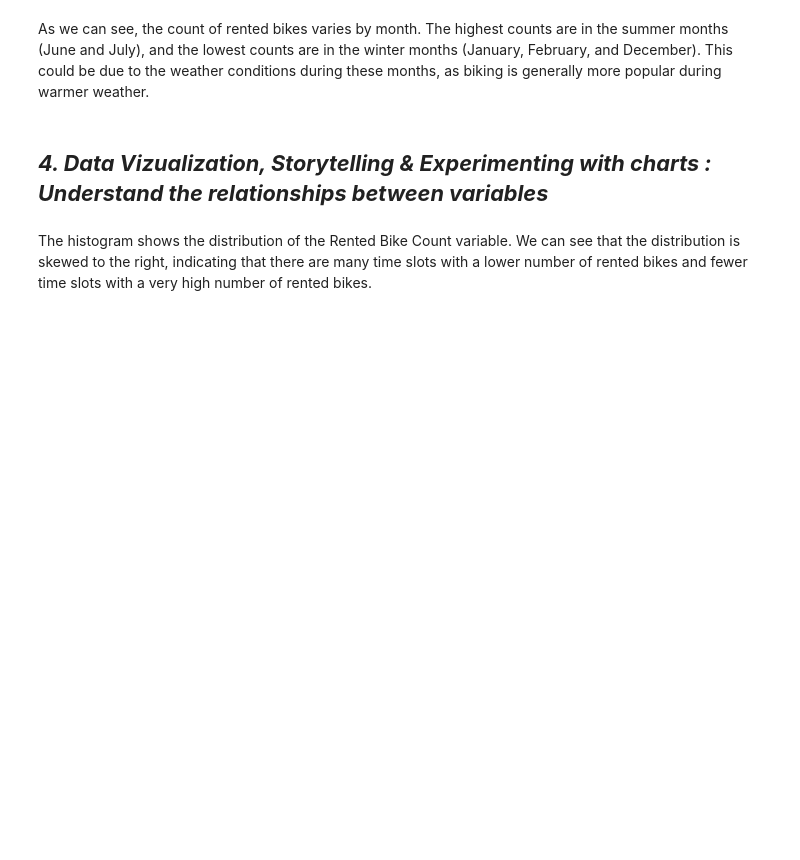
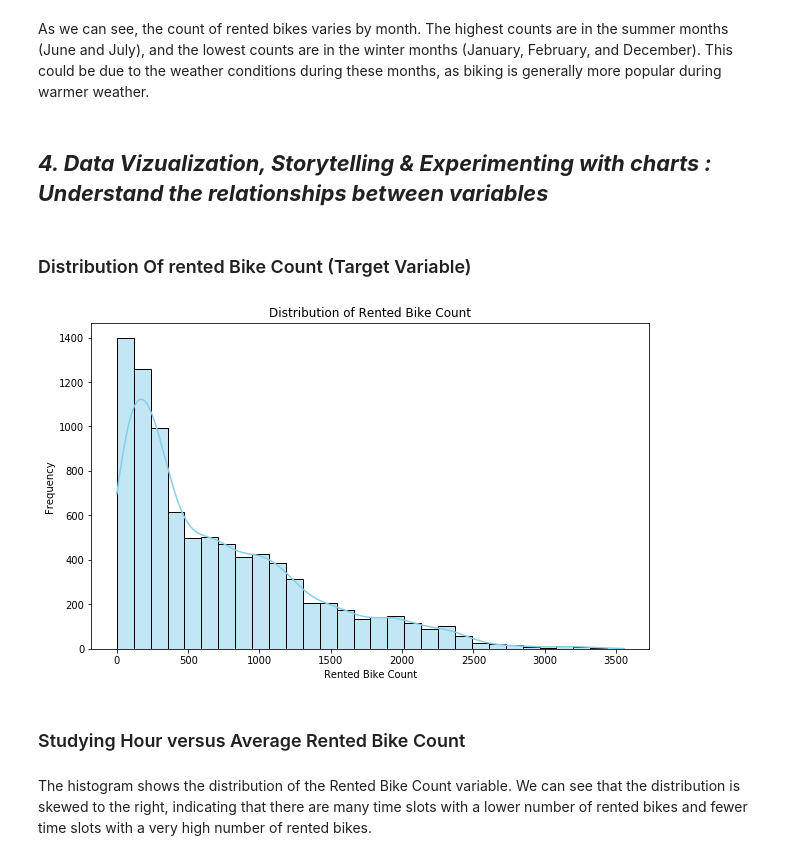
Before and after one commit to sudhir-singh94/Regression_Seoul_Bike_Data, a Jupyter notebook: Regression_Seoul_Bike_Data.ipynb, the cells around one changed output. Cells and saved outputs as stored; diff of their text form; code cells hidden in the pictures; blank space fills up the shorter version.

```diff
--- a/Regression_Seoul_Bike_Data.ipynb
+++ b/Regression_Seoul_Bike_Data.ipynb
@@ -53,7 +53,7 @@ drive.mount('/content/drive')
 ### Dataset Loading
 # %%
 # Load Dataset
-df_raw = pd.read_csv("/content/drive/MyDrive/Storage_1/Extra_course_related/my_alma_better/My_capstone_project/SeoulBikeData.csv", encoding='ISO-8859-1')
+df_raw = pd.read_csv("SeoulBikeData.csv", encoding='ISO-8859-1')
 # %% [markdown]
 ### Making copy of Raw Data
 # %%
@@ -222,9 +333,9 @@ In Winter, all 2160 days are functioning.
 # %%
 # Convert 'Date' column to datetime
-df_copy['Date'] = pd.to_datetime(df_copy['Date'])
+data['Date'] = pd.to_datetime(data['Date'])
 
 # Extract month from the 'Date' column
-df_copy['Month'] = df_copy['Date'].dt.month
+data['Month'] = data['Date'].dt.month
 
 # Check the first few rows of the updated dataframe
-df_copy.head()
+data.head()
@@ -246,21 +374,20 @@ data.head()
 As we can see, the count of rented bikes varies by month. The highest counts are in the summer months (June and July), and the lowest counts are in the winter months (January, February, and December). This could be due to the weather conditions during these months, as biking is generally more popular during warmer weather.
 # %% [markdown]
 ## ***4. Data Vizualization, Storytelling & Experimenting with charts : Understand the relationships between variables***
+# %% [markdown]
+### Distribution Of rented Bike Count (Target Variable)
 # %%
-# Import required libraries
-import matplotlib.pyplot as plt
-import seaborn as sns
-
-# Set plot style
-sns.set(style="whitegrid")
-
 # Create a histogram for the target variable (Rented Bike Count)
 plt.figure(figsize=(10, 6))
 sns.histplot(data['Rented Bike Count'], bins=30, kde=True, color='skyblue')
 plt.title('Distribution of Rented Bike Count')
 plt.xlabel('Rented Bike Count')
 plt.ylabel('Frequency')
 plt.show()
+# %% [output]
+[figure, added]
+# %% [markdown]
+### Studying Hour versus Average Rented Bike Count
 # %% [markdown]
 The histogram shows the distribution of the Rented Bike Count variable. We can see that the distribution is skewed to the right, indicating that there are many time slots with a lower number of rented bikes and fewer time slots with a very high number of rented bikes.
 # %%
```
Also changed, not shown: parts of 36 cells of this notebook.
